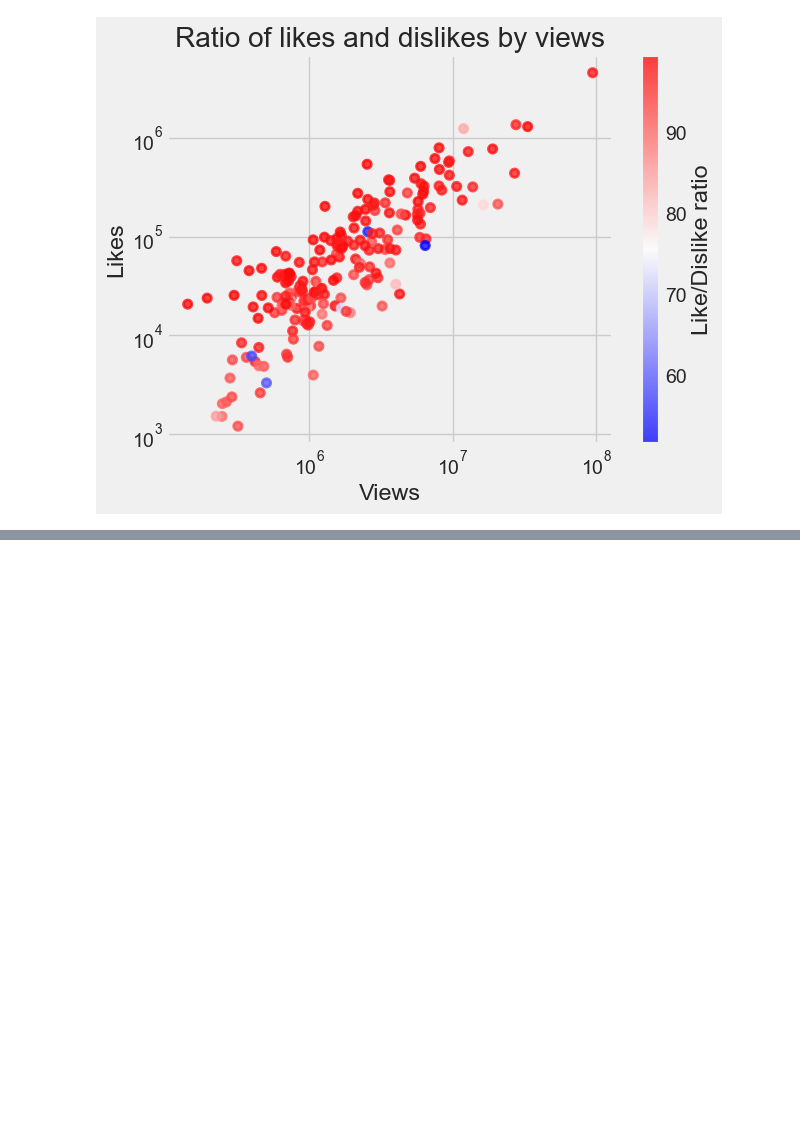
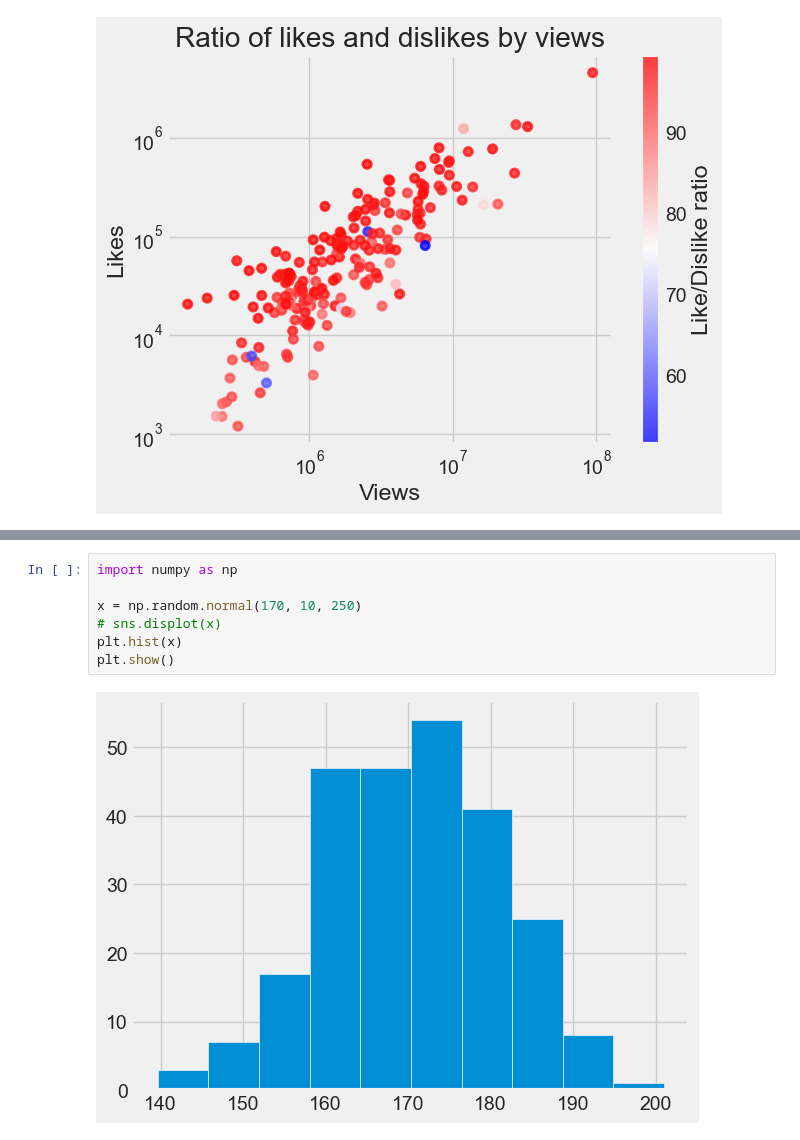
Before and after one commit to youngshayan/Machine-learning-and-AI, a Jupyter notebook: Course/Matplotlib-Learning-1.ipynb, the cells around one changed output, grey strips where cells are left out. Saved outputs shown, nothing was run; the diff lists cells and outputs as text; blank space fills up the shorter version.

```diff
--- a/Course/Matplotlib-Learning-1.ipynb
+++ b/Course/Matplotlib-Learning-1.ipynb
@@ -287,0 +287,9 @@ plt.show()
+# %%
+import numpy as np
+
+x = np.random.normal(170, 10, 250)
+# sns.displot(x)
+plt.hist(x)
+plt.show()
+# %% [output]
+[figure, added]
```
Also changed, not shown: parts of 8 cells of this notebook, 5 other files.
